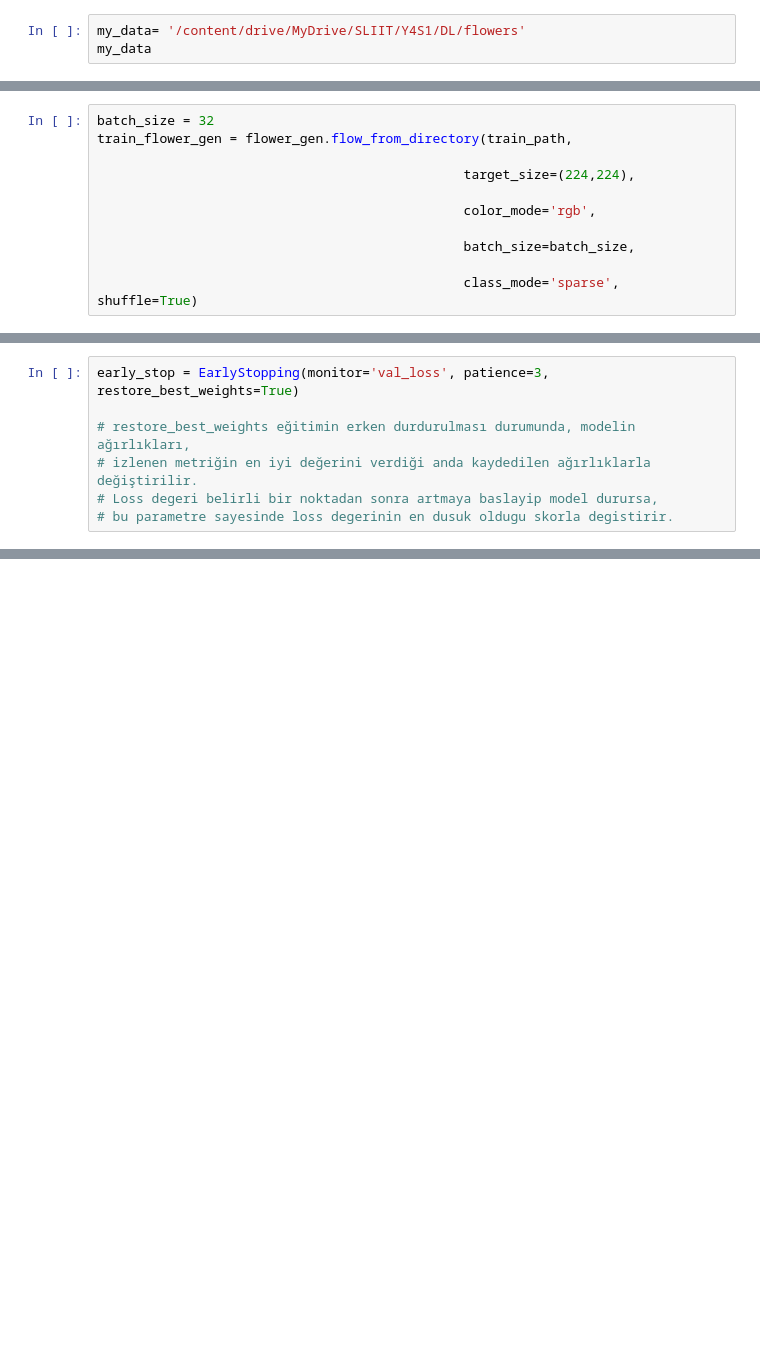
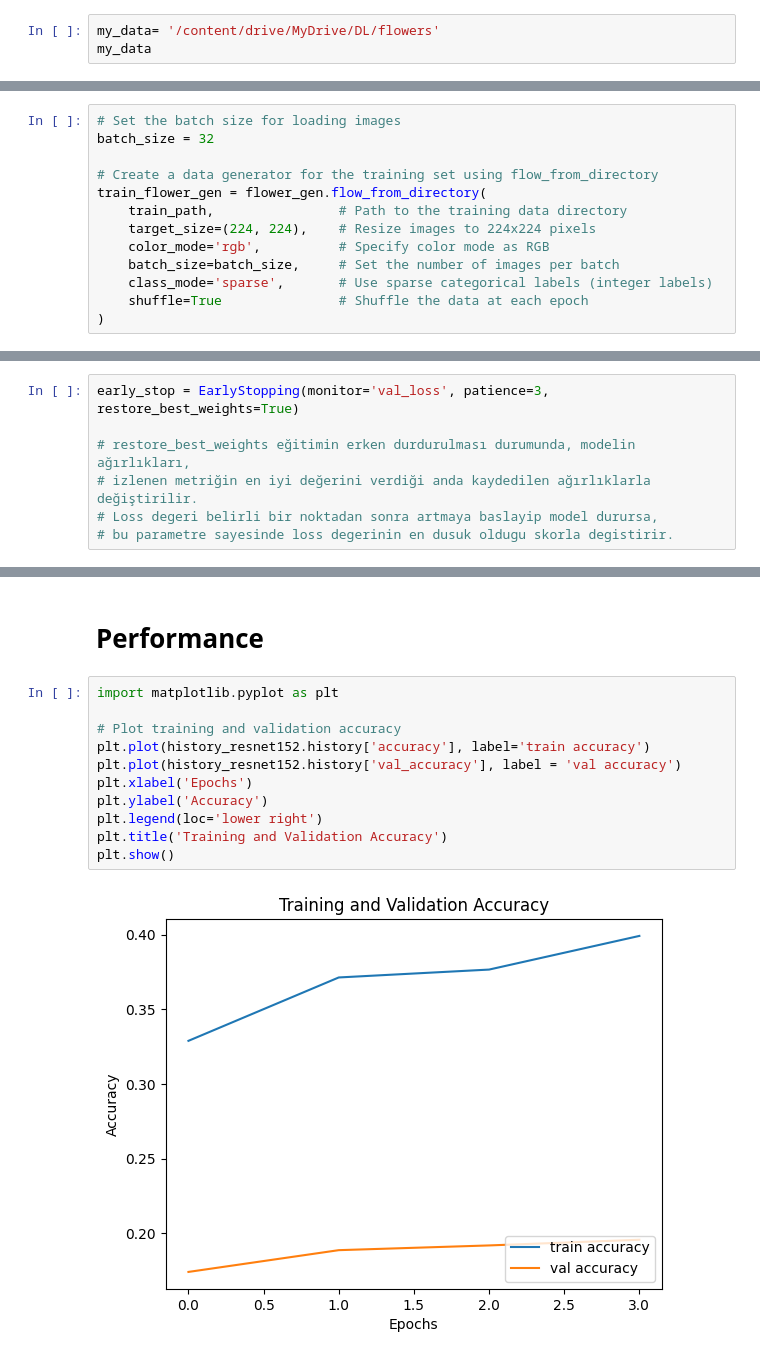
Before and after one commit to Dilshan09/DL_Assignment, a Jupyter notebook: flowers_detector_resnet152_model.ipynb, the cells around one changed output, grey strips where cells are left out. Drawn from its saved outputs; the diff is of its cells as text; blank space fills up the shorter version.

```diff
--- a/flowers_detector_resnet152_model.ipynb
+++ b/flowers_detector_resnet152_model.ipynb
@@ -27,4 +27,4 @@ Mounted at /content/drive
 # %%
-my_data= '/content/drive/MyDrive/SLIIT/Y4S1/DL/flowers'
+my_data= '/content/drive/MyDrive/DL/flowers'
 my_data
 # %% [output]
@@ -238,14 +278,16 @@ from tensorflow.keras.layers import BatchNormalization
 # %% [markdown]
 ## Train Images
 # %%
+# Set the batch size for loading images
 batch_size = 32
-train_flower_gen = flower_gen.flow_from_directory(train_path,
 
-                                               target_size=(224,224),
-
-                                               color_mode='rgb',
-
-                                               batch_size=batch_size,
-
-                                               class_mode='sparse', shuffle=True)
+# Create a data generator for the training set using flow_from_directory
+train_flower_gen = flower_gen.flow_from_directory(
+    train_path,                # Path to the training data directory
+    target_size=(224, 224),    # Resize images to 224x224 pixels
+    color_mode='rgb',          # Specify color mode as RGB
+    batch_size=batch_size,     # Set the number of images per batch
+    class_mode='sparse',       # Use sparse categorical labels (integer labels)
+    shuffle=True               # Shuffle the data at each epoch
+)
 # %% [output]
@@ -346,0 +389,15 @@ Epoch 4/10
+# %% [markdown]
+# Performance
+# %%
+import matplotlib.pyplot as plt
+
+# Plot training and validation accuracy
+plt.plot(history_resnet152.history['accuracy'], label='train accuracy')
+plt.plot(history_resnet152.history['val_accuracy'], label = 'val accuracy')
+plt.xlabel('Epochs')
+plt.ylabel('Accuracy')
+plt.legend(loc='lower right')
+plt.title('Training and Validation Accuracy')
+plt.show()
+# %% [output]
+[figure, added]
```
Also changed, not shown: parts of 23 cells of this notebook.
